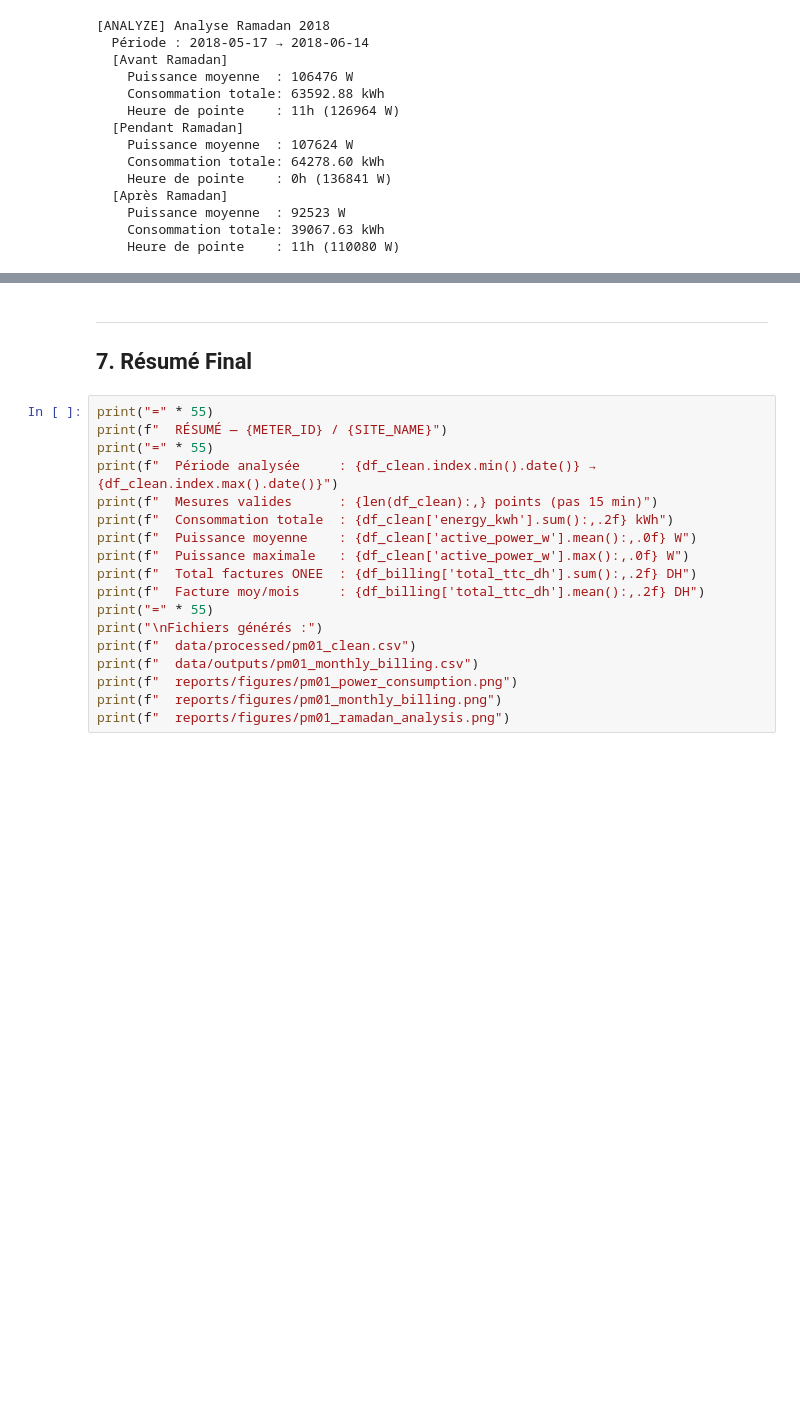
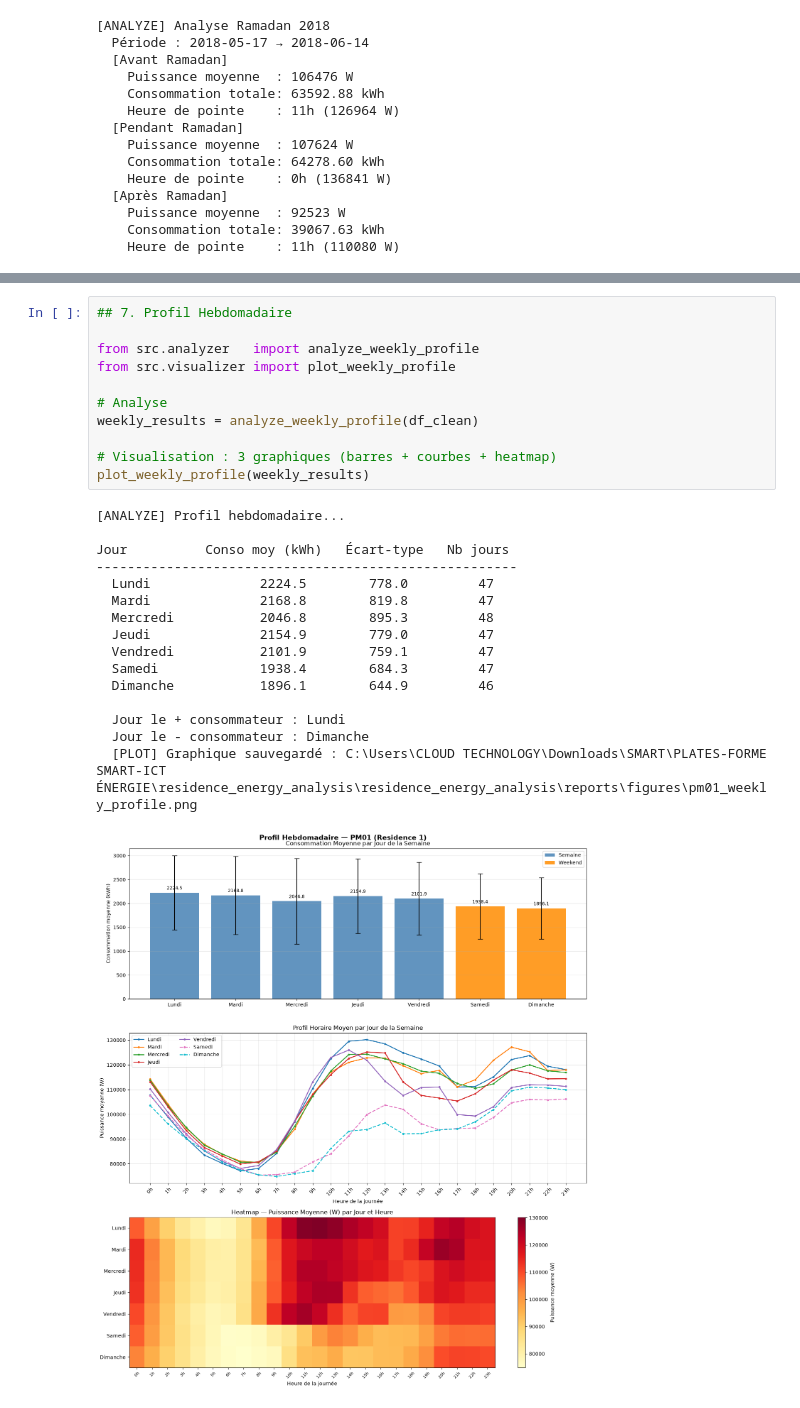
Before and after one commit to Stooooof/residence_energy_analysis, a Jupyter notebook: notebooks/01_energy_analysis.ipynb, the cells around one changed output, grey strips where cells are left out. Drawn from its saved outputs; the diff is of its cells as text; blank space fills up the shorter version.

```diff
--- a/notebooks/01_energy_analysis.ipynb
+++ b/notebooks/01_energy_analysis.ipynb
@@ -254,22 +254,29 @@ plot_ramadan_analysis(ramadan_profiles)
 [figure]
-# %% [markdown]
----
-## 7. Résumé Final
-# %%
-print("=" * 55)
-print(f"  RÉSUMÉ — {METER_ID} / {SITE_NAME}")
-print("=" * 55)
-print(f"  Période analysée     : {df_clean.index.min().date()} → {df_clean.index.max().date()}")
-print(f"  Mesures valides      : {len(df_clean):,} points (pas 15 min)")
-print(f"  Consommation totale  : {df_clean['energy_kwh'].sum():,.2f} kWh")
-print(f"  Puissance moyenne    : {df_clean['active_power_w'].mean():,.0f} W")
-print(f"  Puissance maximale   : {df_clean['active_power_w'].max():,.0f} W")
-print(f"  Total factures ONEE  : {df_billing['total_ttc_dh'].sum():,.2f} DH")
-print(f"  Facture moy/mois     : {df_billing['total_ttc_dh'].mean():,.2f} DH")
-print("=" * 55)
-print("\nFichiers générés :")
-print(f"  data/processed/pm01_clean.csv")
-print(f"  data/outputs/pm01_monthly_billing.csv")
-print(f"  reports/figures/pm01_power_consumption.png")
-print(f"  reports/figures/pm01_monthly_billing.png")
-print(f"  reports/figures/pm01_ramadan_analysis.png")
+# %%
+## 7. Profil Hebdomadaire
+
+from src.analyzer   import analyze_weekly_profile
+from src.visualizer import plot_weekly_profile
+
+# Analyse
+weekly_results = analyze_weekly_profile(df_clean)
+
+# Visualisation : 3 graphiques (barres + courbes + heatmap)
+plot_weekly_profile(weekly_results)
+# %% [output]
+[ANALYZE] Profil hebdomadaire...
+
+Jour          Conso moy (kWh)   Écart-type   Nb jours
+------------------------------------------------------
+  Lundi              2224.5        778.0         47
+  Mardi              2168.8        819.8         47
+  Mercredi           2046.8        895.3         48
+  Jeudi              2154.9        779.0         47
+  Vendredi           2101.9        759.1         47
+  Samedi             1938.4        684.3         47
+  Dimanche           1896.1        644.9         46
+
+  Jour le + consommateur : Lundi
+  Jour le - consommateur : Dimanche
+  [PLOT] Graphique sauvegardé : C:\Users\CLOUD TECHNOLOGY\Downloads\SMART\PLATES-FORME SMART-ICT  ÉNERGIE\residence_energy_analysis\residence_energy_analysis\reports\figures\pm01_weekly_profile.png
+[figure, added]
```
Also changed, not shown: parts of 8 cells of this notebook, 3 other files.
